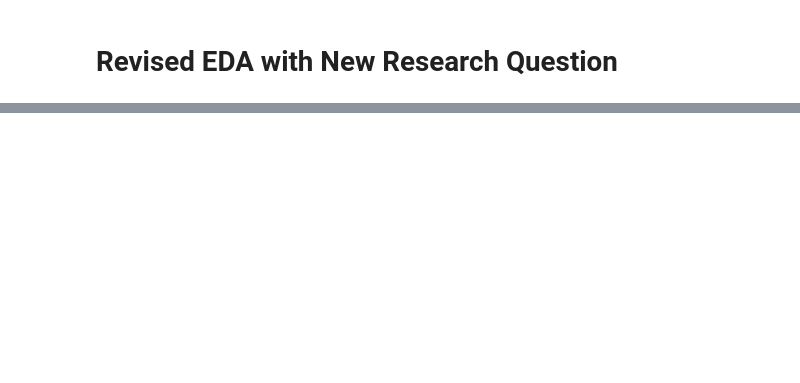
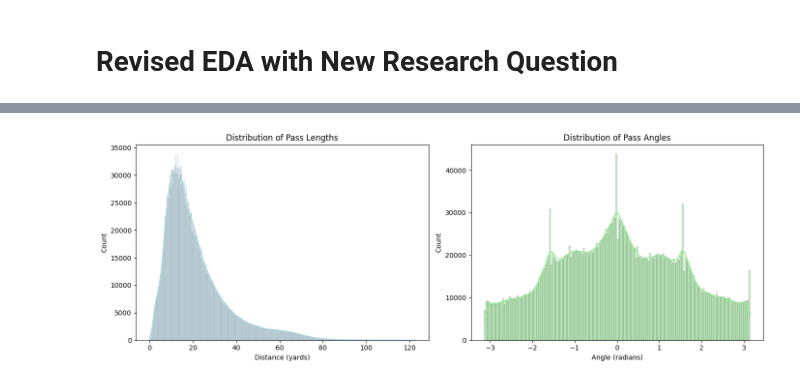
Before and after one commit to spatel601/soccer-analytics-capstone-template, a Jupyter notebook: eda/EDA.ipynb, the cells around one changed output, grey strips where cells are left out. Saved outputs shown, nothing was run; the diff lists cells and outputs as text; code cells hidden in the pictures; blank space fills up the shorter version.

```diff
--- a/eda/EDA.ipynb
+++ b/eda/EDA.ipynb
@@ -528,0 +547,4 @@ Considering the low overlap in StatsBomb and Polymarket data, the revised analys
+# %%
+# Load datasets using functions above
+matches = load_matches()
+events = events_to_utc(matches)
@@ -528,0 +589,10 @@ Considering the low overlap in StatsBomb and Polymarket data, the revised analys
+# %%
+# Select passing features for exploration
+pass_features = events.filter(pl.col("type") == "Pass").select([
+    "pass_length", "pass_angle", "pass_height", "pass_type", "pass_outcome", "pass_cross", "pass_switch", "pass_through_ball"
+])
+
+# Generate summary statistics to understand the data scale
+print("Pass Attribute Summary")
+with pl.Config(tbl_cols=-1):
+    print(pass_features.describe())
@@ -528,0 +617,23 @@ Considering the low overlap in StatsBomb and Polymarket data, the revised analys
+# %%
+import seaborn as sns
+import matplotlib.pyplot as plt
+
+plt.figure(figsize=(14, 5))
+
+# Plot 1: Pass Length Distribution
+plt.subplot(1, 2, 1)
+sns.histplot(pass_features["pass_length"].to_list(), kde=True, color='lightblue')
+plt.title("Distribution of Pass Lengths")
+plt.xlabel("Distance (yards)")
+
+# Plot 2: Pass Angle Distribution
+# Note: 0 is horizontal, +/- 1.57 is vertical, +/- 3.14 is backward (radian angles where the length of the pitch is the horizontal axis)
+plt.subplot(1, 2, 2)
+sns.histplot(pass_features["pass_angle"].to_list(), kde=True, color='lightgreen')
+plt.title("Distribution of Pass Angles")
+plt.xlabel("Angle (radians)")
+
+plt.tight_layout()
+plt.show()
+# %% [output]
+[figure, added]
```
Also changed, not shown: parts of 23 cells of this notebook, 1 other file.
